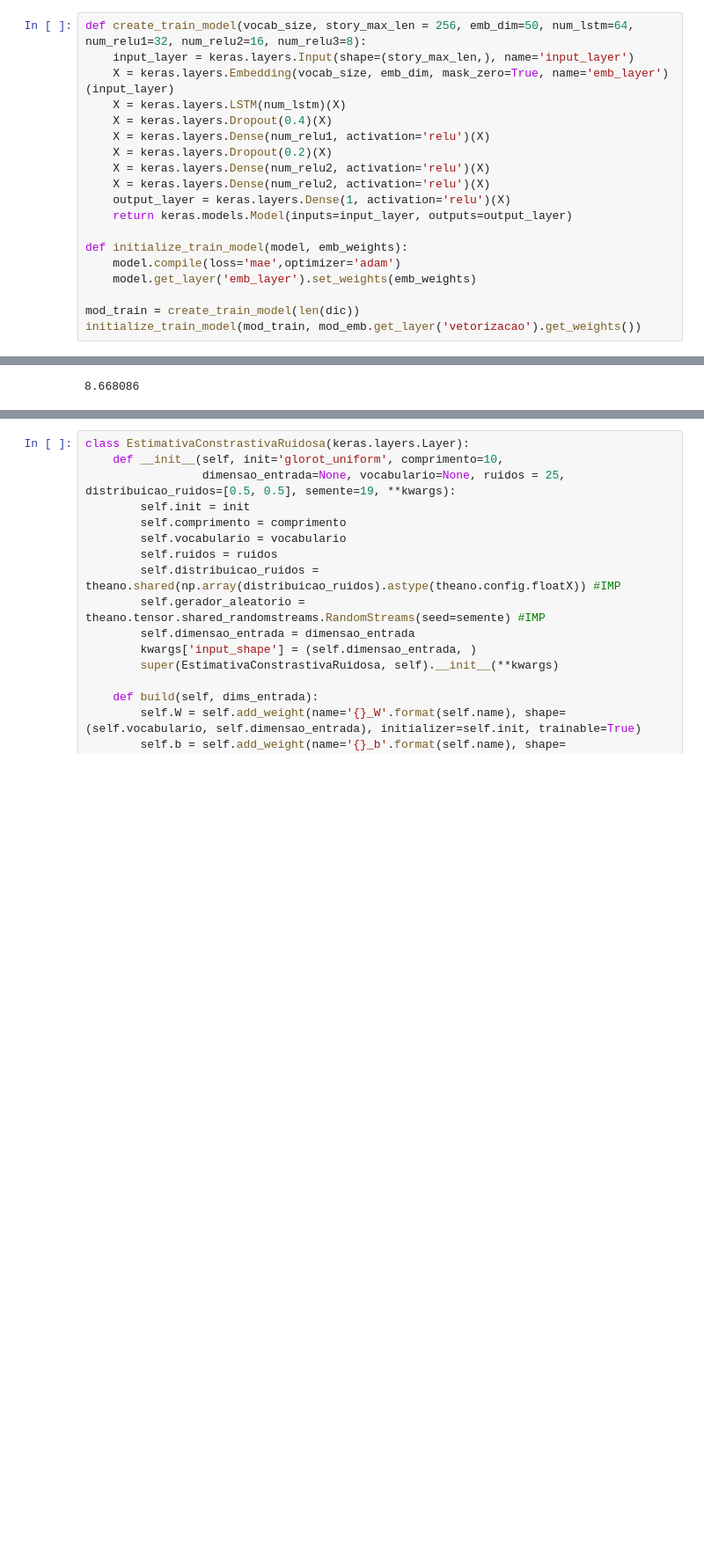
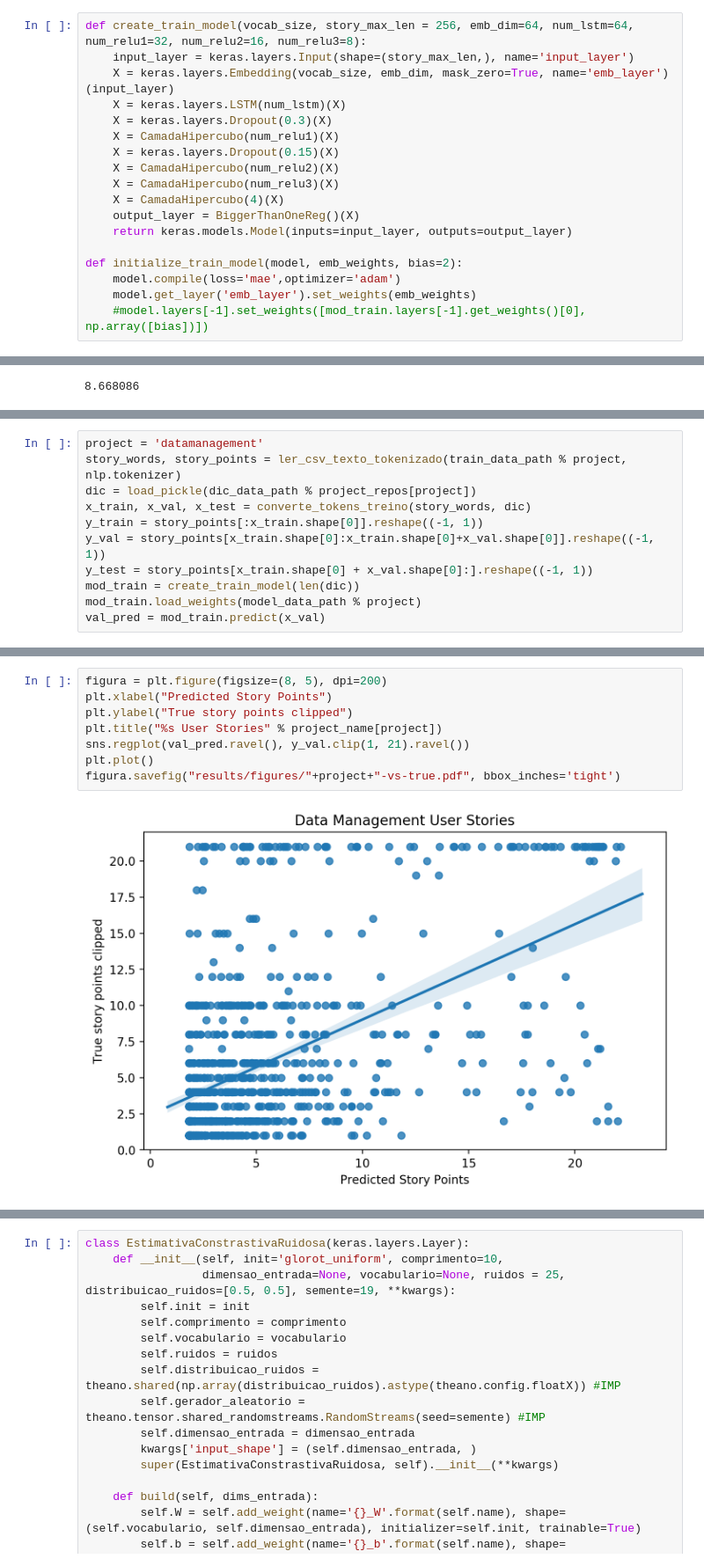
Before and after one commit to Gabrui/estimar-pontos-estoria, a Jupyter notebook: Estimativas de Pontos de Estória por Aprendizado Profundo.ipynb, the cells around one changed output, grey strips where cells are left out. Shown at 88% size. Cells and saved outputs as stored; diff of their text form; blank space fills up the shorter version.

```diff
--- a/Estimativas de Pontos de Estória por Aprendizado Profundo.ipynb
+++ b/Estimativas de Pontos de Estória por Aprendizado Profundo.ipynb
@@ -266,19 +341,18 @@ mod_train.get_layer('emb_layer').set_weights(mod_emb.get_layer('vetorizacao').ge
 # %%
-def create_train_model(vocab_size, story_max_len = 256, emb_dim=50, num_lstm=64, num_relu1=32, num_relu2=16, num_relu3=8):
+def create_train_model(vocab_size, story_max_len = 256, emb_dim=64, num_lstm=64, num_relu1=32, num_relu2=16, num_relu3=8):
     input_layer = keras.layers.Input(shape=(story_max_len,), name='input_layer')
     X = keras.layers.Embedding(vocab_size, emb_dim, mask_zero=True, name='emb_layer')(input_layer)
     X = keras.layers.LSTM(num_lstm)(X)
-    X = keras.layers.Dropout(0.4)(X)
-    X = keras.layers.Dense(num_relu1, activation='relu')(X)
-    X = keras.layers.Dropout(0.2)(X)
-    X = keras.layers.Dense(num_relu2, activation='relu')(X)
-    X = keras.layers.Dense(num_relu2, activation='relu')(X)
-    output_layer = keras.layers.Dense(1, activation='relu')(X)
+    X = keras.layers.Dropout(0.3)(X)
+    X = CamadaHipercubo(num_relu1)(X)
+    X = keras.layers.Dropout(0.15)(X)
+    X = CamadaHipercubo(num_relu2)(X)
+    X = CamadaHipercubo(num_relu3)(X)
+    X = CamadaHipercubo(4)(X)
+    output_layer = BiggerThanOneReg()(X)
     return keras.models.Model(inputs=input_layer, outputs=output_layer)
 
-def initialize_train_model(model, emb_weights):
+def initialize_train_model(model, emb_weights, bias=2):
     model.compile(loss='mae',optimizer='adam')
     model.get_layer('emb_layer').set_weights(emb_weights)
-
-mod_train = create_train_model(len(dic))
-initialize_train_model(mod_train, mod_emb.get_layer('vetorizacao').get_weights())
+    #model.layers[-1].set_weights([mod_train.layers[-1].get_weights()[0], np.array([bias])])
@@ -357,0 +803,11 @@ NameError: name 'hist_train' is not defined
+# %%
+project = 'datamanagement'
+story_words, story_points = ler_csv_texto_tokenizado(train_data_path % project, nlp.tokenizer)
+dic = load_pickle(dic_data_path % project_repos[project])
+x_train, x_val, x_test = converte_tokens_treino(story_words, dic)
+y_train = story_points[:x_train.shape[0]].reshape((-1, 1))
+y_val = story_points[x_train.shape[0]:x_train.shape[0]+x_val.shape[0]].reshape((-1, 1))
+y_test = story_points[x_train.shape[0] + x_val.shape[0]:].reshape((-1, 1))
+mod_train = create_train_model(len(dic))
+mod_train.load_weights(model_data_path % project)
+val_pred = mod_train.predict(x_val)
@@ -357,0 +816,10 @@ NameError: name 'hist_train' is not defined
+# %%
+figura = plt.figure(figsize=(8, 5), dpi=200)
+plt.xlabel("Predicted Story Points")
+plt.ylabel("True story points clipped")
+plt.title("%s User Stories" % project_name[project])
+sns.regplot(val_pred.ravel(), y_val.clip(1, 21).ravel())
+plt.plot()
+figura.savefig("results/figures/"+project+"-vs-true.pdf", bbox_inches='tight')
+# %% [output]
+[figure, added]
```
Also changed, not shown: parts of 64 cells of this notebook, 10 other files.
